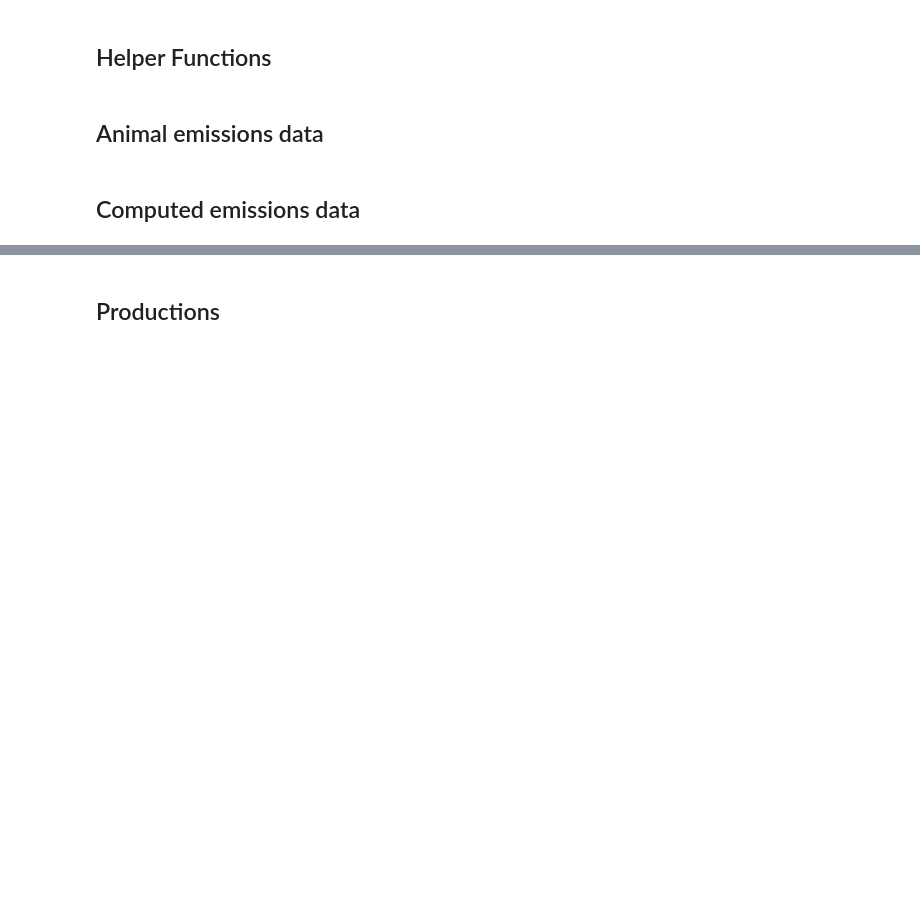
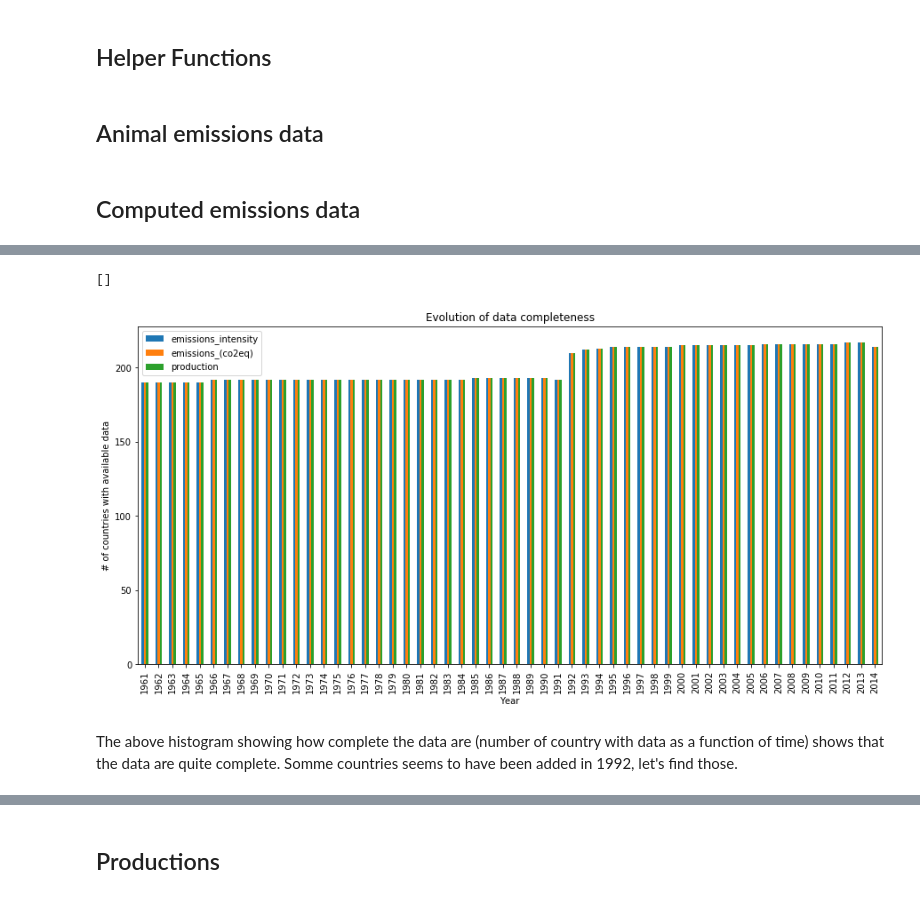
Before and after one commit to OthmanSefraoui/Data_story, a Jupyter notebook: milestone_2.ipynb, the cells around one changed output, grey strips where cells are left out. Drawn from its saved outputs; the diff is of its cells as text; code cells hidden in the pictures; blank space fills up the shorter version.

```diff
--- a/milestone_2.ipynb
+++ b/milestone_2.ipynb
@@ -156,0 +185,8 @@ Table production
+# %%
+plot_completeness_histogram(dfs_env_em_intensity, figsize=(15, 7))
+plt.plot()
+# %% [output]
+[]
+[figure, added]
+# %% [markdown]
+The above histogram showing how complete the data are (number of country with data as a function of time) shows that the data are quite complete. Somme countries seems to have been added in 1992, let's find those.
```
Also changed, not shown: parts of 13 cells of this notebook.
